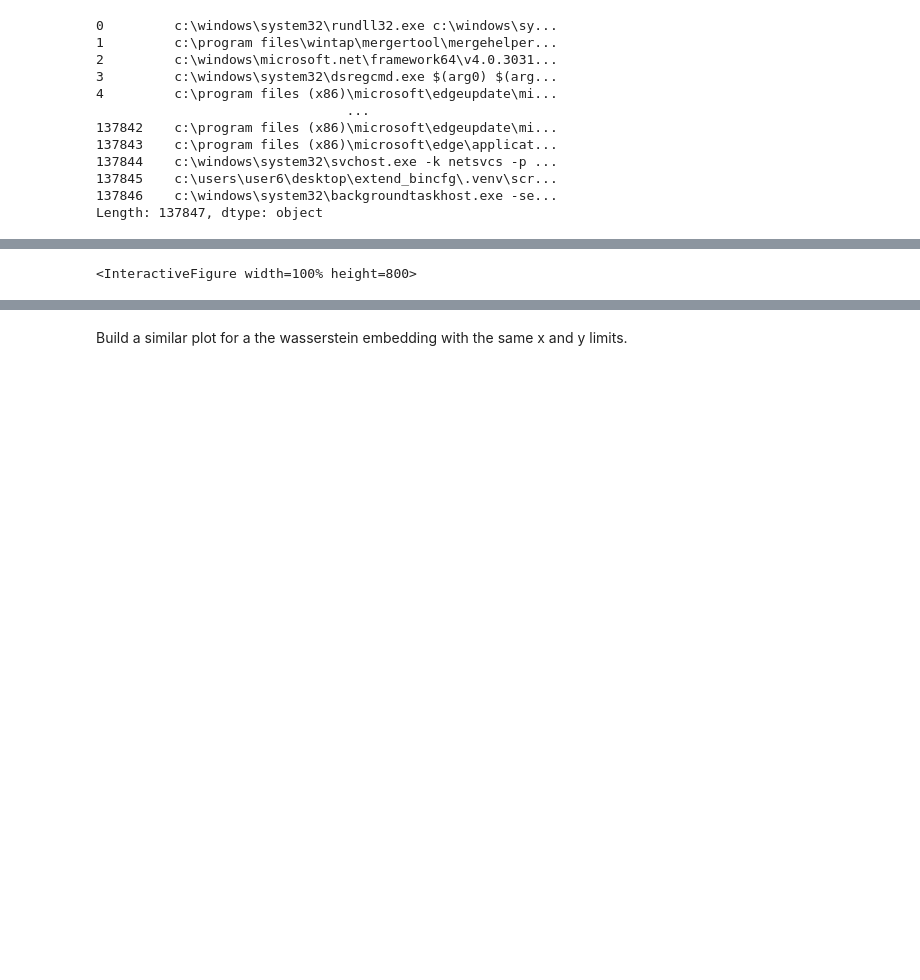
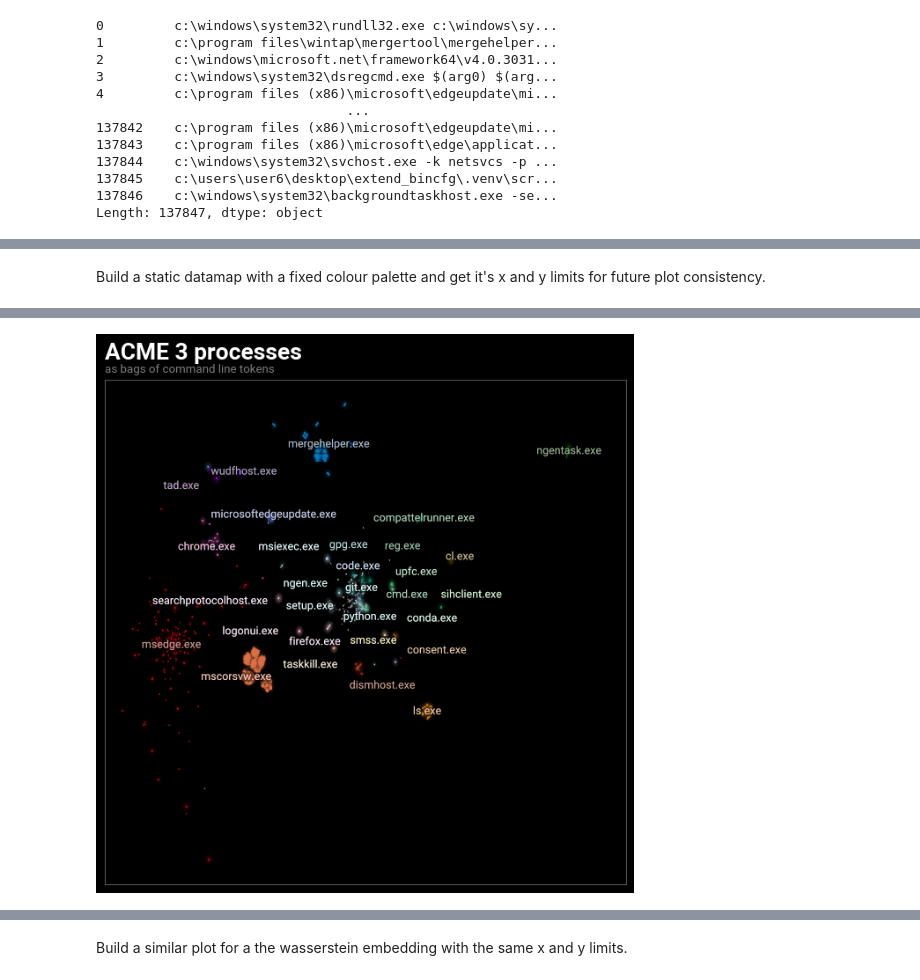
Before and after one commit to TutteInstitute/acme3-mapping, a Jupyter notebook: ACME3 process embedding.ipynb, the cells around one changed output, grey strips where cells are left out. Saved outputs shown, nothing was run; the diff lists cells and outputs as text; code cells hidden in the pictures; blank space fills up the shorter version.

```diff
--- a/ACME3 process embedding.ipynb
+++ b/ACME3 process embedding.ipynb
@@ -225,0 +553,23 @@ Length: 30631, dtype: object
+# %%
+base_data_labels = metadata_interesting.iloc[i_unique]["process_name"].copy()
+topk = base_data_labels.value_counts()[:30].index
+base_data_labels.loc[~base_data_labels.isin(topk)] = 'Unlabelled'
+# %%
+%%time
+base_data_map = cmdlines_vec_dmap_alg
+
+unique_non_noise_labels = [
+    label for label in np.unique(base_data_labels) if label != "Unlabelled"
+]
+cluster_centers = np.asarray([
+    base_data_map[base_data_labels== label].mean(axis=0)
+    for label in unique_non_noise_labels
+])
+palette = dmp.palette_handling.palette_from_datamap(
+    base_data_map,
+    cluster_centers,
+    hue_shift=0.0,
+    radius_weight_power=1.0,
+    min_lightness=15,
+)
+label_color_map = dict(zip(unique_non_noise_labels, palette))
@@ -226,14 +579,24 @@ Length: 30631, dtype: object
+# %% [markdown]
+Build a static datamap with a fixed colour palette and get it's x and y limits for future plot consistency.
 # %%
 %%time
-plot_bow = dmp.create_interactive_plot(
-    datamap_bow,
-    metadata_interesting.iloc[i_unique]["process_name"],
-    hover_text = hover_text,
-    initial_zoom_fraction=0.75,
+plot_vec, ax_vec = dmp.create_plot(
+    cmdlines_vec_dmap_alg,
+    base_data_labels,
+    figsize=(6,6),
+    #hover_text=hover_text,
     font_family="Roboto",
     title="ACME 3 processes",
-    sub_title="Processes as bags of cooccurrence vectors of command line tokens",
+    sub_title="as bags of command line tokens",
+    #enable_search=True,
+    label_font_size="9",
+    use_medoids=True,
     darkmode=True,
+    label_over_points=True,
+    label_color_map=label_color_map,
 )
-plot_bow
+xlim = ax_vec.get_xlim()
+ylim = ax_vec.get_ylim()
+
+# plot_bow_static.savefig('acme3_bow_datamap.png', bbox_inches="tight")
 # %% [output]
@@ -242 +606 @@ Wall time: 746 ms
-<InteractiveFigure width=100% height=800>
+[figure, added]
```
Also changed, not shown: parts of 176 cells of this notebook.
